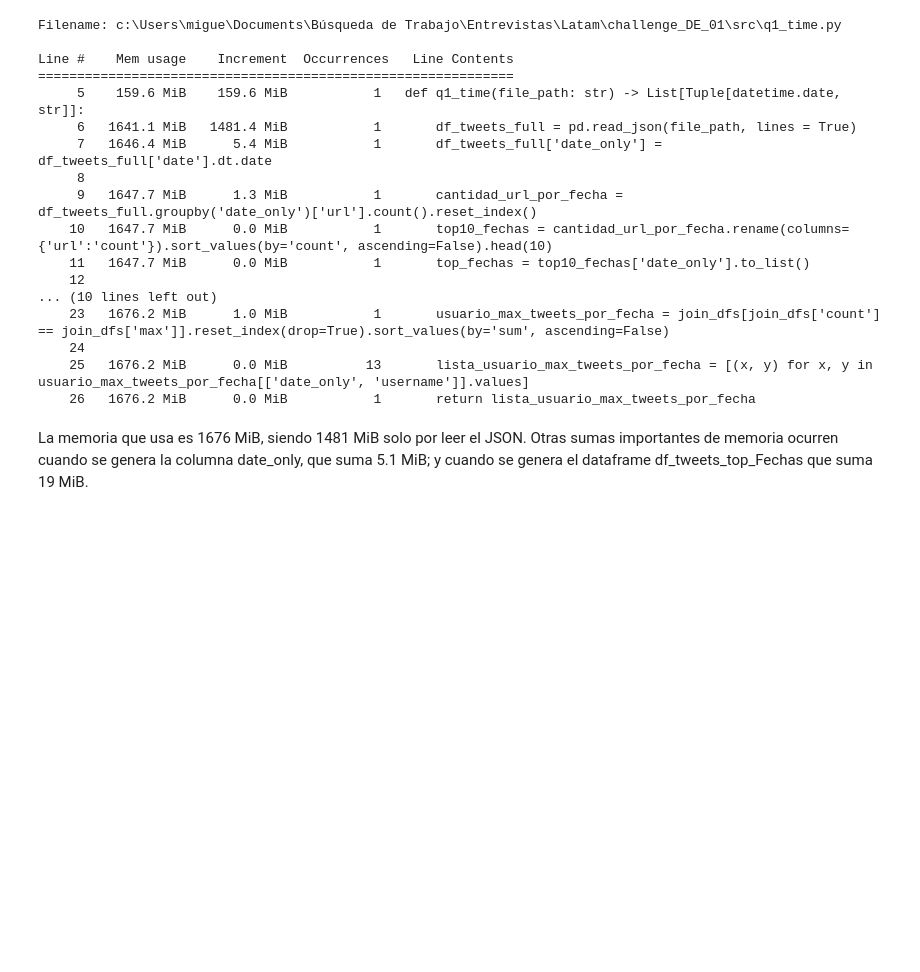
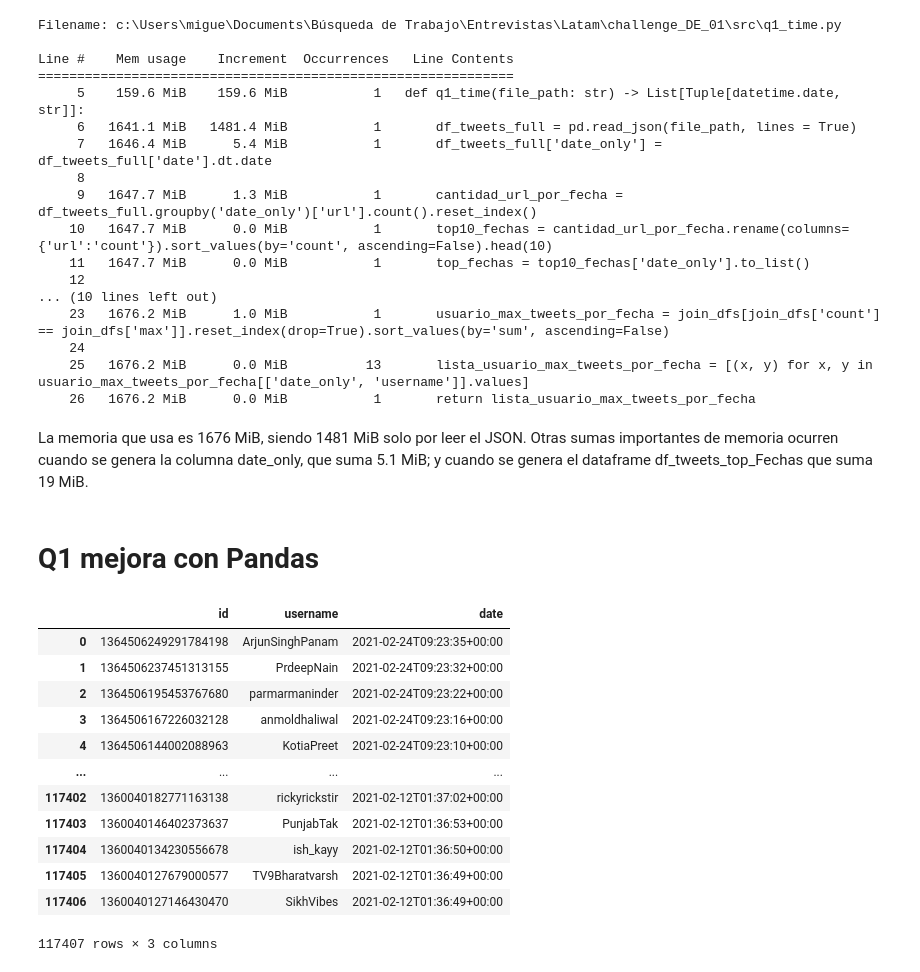
Before and after one commit to migueespinoza/challenge_DE_01, a Jupyter notebook: src/q1_dev.ipynb, the cells around one changed output. Saved outputs shown, nothing was run; the diff lists cells and outputs as text; code cells hidden in the pictures; blank space fills up the shorter version.

```diff
--- a/src/q1_dev.ipynb
+++ b/src/q1_dev.ipynb
@@ -360,3 +360,42 @@ Line #    Mem usage    Increment  Occurrences   Line Contents
     26   1676.2 MiB      0.0 MiB           1       return lista_usuario_max_tweets_por_fecha
 # %% [markdown]
 La memoria que usa es 1676 MiB, siendo 1481 MiB solo por leer el JSON. Otras sumas importantes de memoria ocurren cuando se genera la columna date_only, que suma 5.1 MiB; y cuando se genera el dataframe df_tweets_top_Fechas que suma 19 MiB.
+# %% [markdown]
+# Q1 mejora con Pandas
+# %%
+from typing import List, Tuple
+from datetime import datetime
+import pandas as pd
+import json
+
+file_path = "farmers-protest-tweets-2021-2-4.json"
+dict_data = {}
+ids = []
+dates = []
+usernames = []
+with open(file_path) as json_file:
+    for line in json_file:
+        json_obj = json.loads(line)
+        ids.append(json_obj['id'])
+        dates.append(json_obj['date'])
+        usernames.append(json_obj['user']['username'])
+
+dict_data['id'] = ids
+dict_data['username'] = usernames
+dict_data['date'] = dates
+df_tweets_full = pd.DataFrame(dict_data)
+df_tweets_full
+# %% [output]
+|  | id | username | date |
+| 0 | 1364506249291784198 | ArjunSinghPanam | 2021-02-24T09:23:35+00:00 |
+| 1 | 1364506237451313155 | PrdeepNain | 2021-02-24T09:23:32+00:00 |
+| 2 | 1364506195453767680 | parmarmaninder | 2021-02-24T09:23:22+00:00 |
+| 3 | 1364506167226032128 | anmoldhaliwal | 2021-02-24T09:23:16+00:00 |
+| 4 | 1364506144002088963 | KotiaPreet | 2021-02-24T09:23:10+00:00 |
+| ... | ... | ... | ... |
+| 117402 | 1360040182771163138 | rickyrickstir | 2021-02-12T01:37:02+00:00 |
+| 117403 | 1360040146402373637 | PunjabTak | 2021-02-12T01:36:53+00:00 |
+| 117404 | 1360040134230556678 | ish_kayy | 2021-02-12T01:36:50+00:00 |
+| 117405 | 1360040127679000577 | TV9Bharatvarsh | 2021-02-12T01:36:49+00:00 |
+| 117406 | 1360040127146430470 | SikhVibes | 2021-02-12T01:36:49+00:00 |
+117407 rows × 3 columns
```
Also changed, not shown: parts of 3 cells of this notebook, 10 other files.
